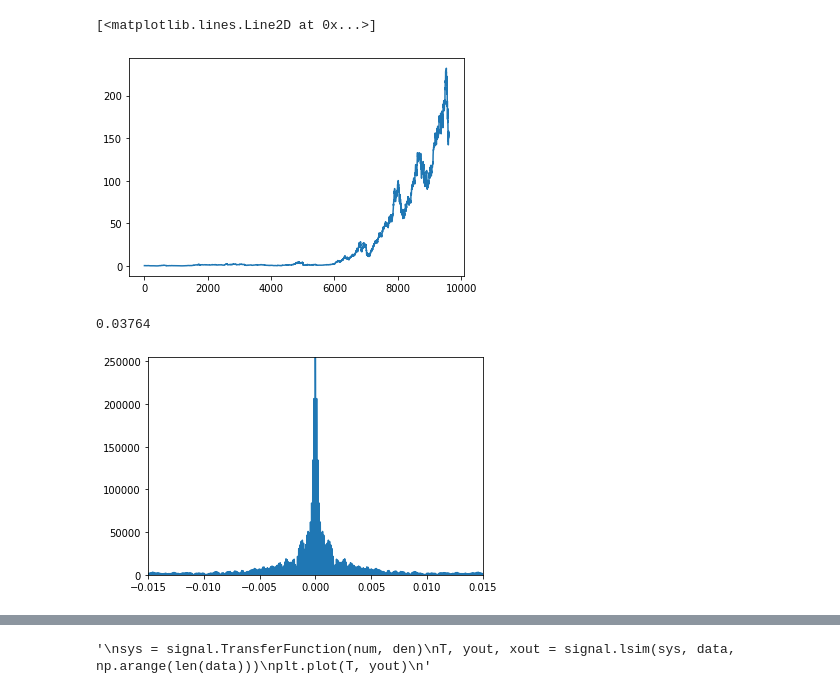
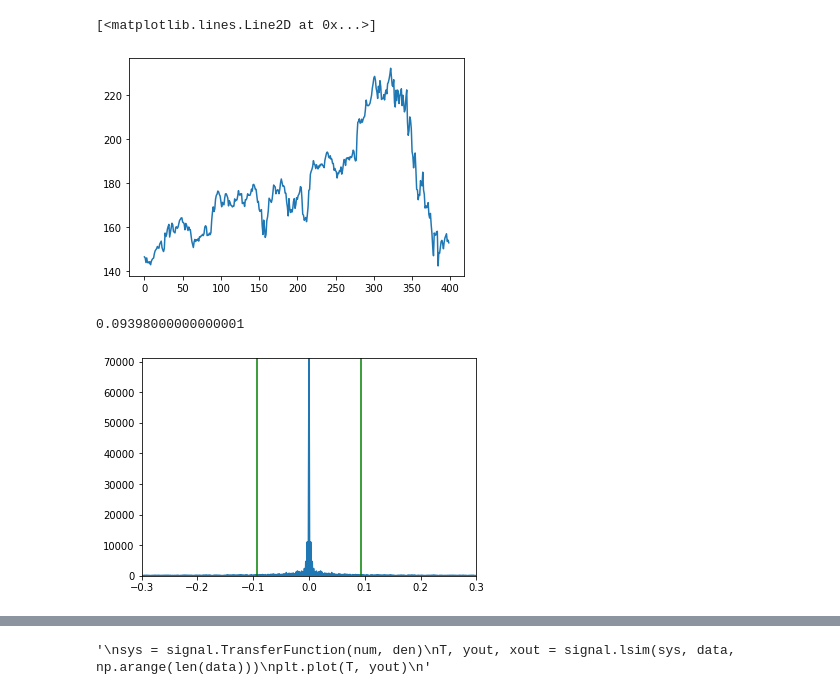
Before and after one commit to yassinkortam/ma_analysis, a Jupyter notebook: ma_analysis.ipynb, the cells around one changed output, grey strips where cells are left out. Saved outputs shown, nothing was run; the diff lists cells and outputs as text; code cells hidden in the pictures.

```diff
--- a/ma_analysis.ipynb
+++ b/ma_analysis.ipynb
@@ -9,25 +9,25 @@ import matplotlib.pyplot as plt
 # %%
 import csv
 stock_dates = []
 stock_prices  = []
 with open('AAPL.csv', mode='r') as raw_data:
     csv_reader = csv.DictReader(raw_data)
     for row in csv_reader:
         data = row['Close']
         if not data == 'null':
             stock_prices.append(float(data))
             stock_dates.append(row['Date'])
 stock_prices = np.array(stock_prices)
 
 # 400 most recent days
 start = -400
 end = -1
-raw_data = stock_prices #[start:end]
-data = raw_data
+raw_data = stock_prices
+data = raw_data[start:end]
 plt.plot(data)
 # %% [output]
 [<matplotlib.lines.Line2D at 0x...>]
-[figure, old version]
+[figure, new version]
 # %%
 
 #finds the frequency band that contains the given energy
@@ -44,7 +44,7 @@ def band(Exx, energy, N):
             break
     return w
 # %%
-Ep = 1.01 #percent energy band
+Ep = 1 #percent energy band
 fft_len = 200000
 data_fft = fft.fftshift(fft.fft(data, fft_len))
 data_freq = fft.fftshift(fft.fftfreq(fft_len))
@@ -58,7 +58,7 @@ energy = Ep*energy
 b = data_freq[band(Exx_fft, energy, N)]
 
 #"""
-B = 0.01
+B = 0.2
 plt.figure()
 plt.axis([-B*1.5,B*1.5,0,max(data_fft)])
 plt.plot(data_freq, data_fft)
@@ -74,8 +74,8 @@ plt.plot(f, Pxx_spec)
 
 print(b)
 # %% [output]
-0.03764
+0.09398000000000001
-[figure, old version]
+[figure, new version]
 # %%
 N = 15
 W = b
```
Also changed, not shown: parts of 4 cells of this notebook.
